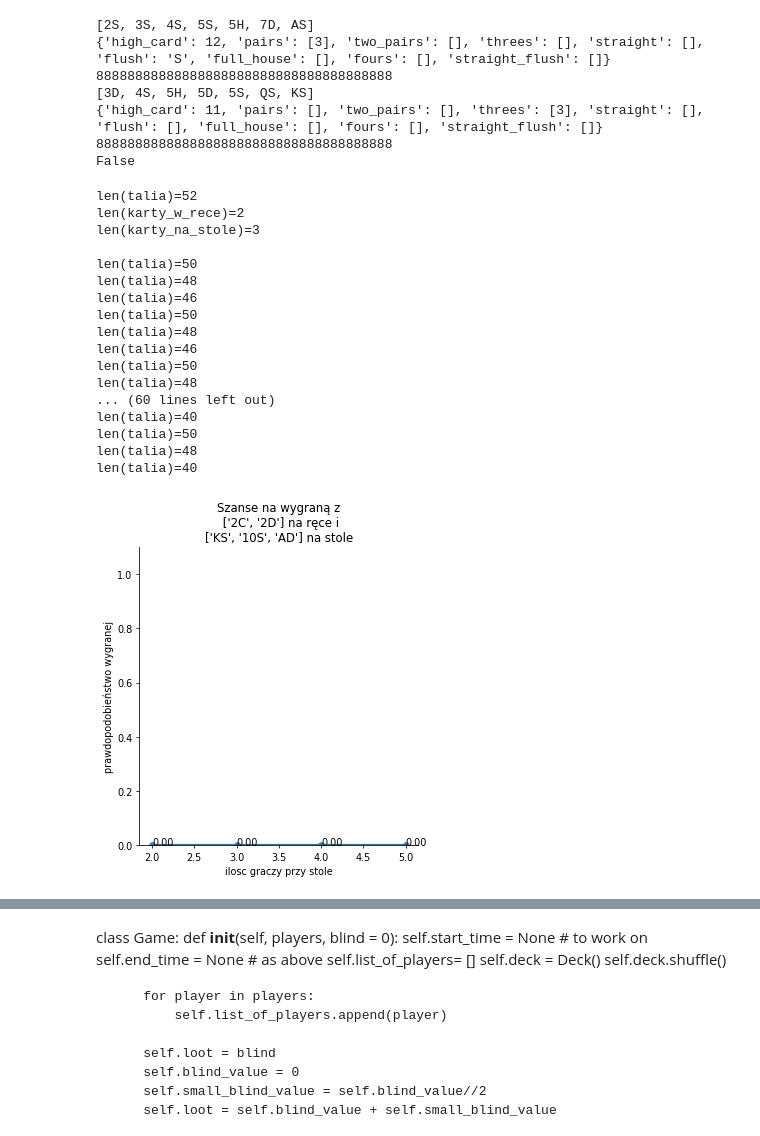
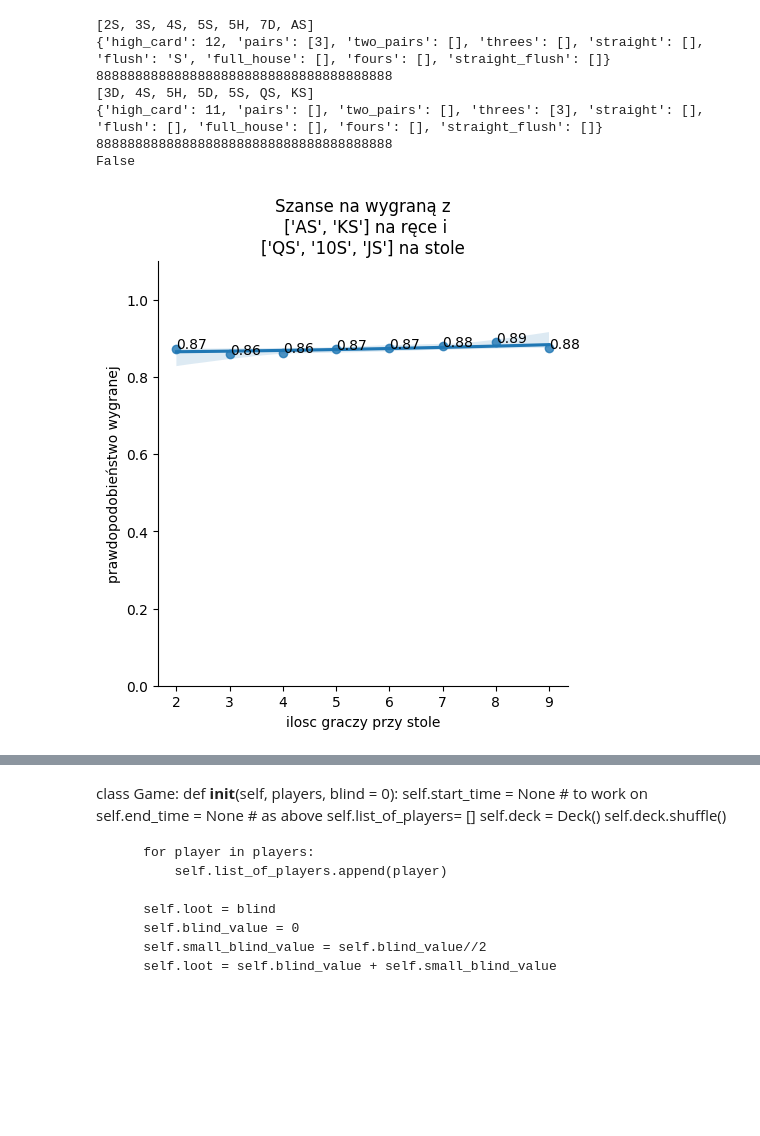
Before and after one commit to ninj4i/poker, a Jupyter notebook: pokerek.ipynb, the cells around one changed output, grey strips where cells are left out. Cells and saved outputs as stored; diff of their text form; code cells hidden in the pictures; blank space fills up the shorter version.

```diff
--- a/pokerek.ipynb
+++ b/pokerek.ipynb
@@ -124,7 +124,7 @@ class Hand:
         for card in list_of_cards:
             self.cards_in_hand.append(Card(card.upper()[:-1],card.upper()[-1]))
             for id, card_in_deck in enumerate(talia.talia):
-                if card_in_deck.figure == card.upper()[0] and card_in_deck.colour == card.upper()[1]:
+                if card_in_deck.figure == card.upper()[:-1] and card_in_deck.colour == card.upper()[-1]:
                     del talia.talia[id]
         self.find_high_card()
 
@@ -237,20 +237,16 @@ print(reka_pair == max ([reka_pair,reka_strit]))
 88888888888888888888888888888888888888
 False
 # %%
-def texas_holdem_monte_carlo(karty_w_rece: list, karty_na_stole: list(), ilosc_graczy = 2, wielkosc_proby = 5):
+def texas_holdem_monte_carlo(karty_w_rece: list, karty_na_stole: list(), ilosc_graczy = 2, wielkosc_proby = 2_000):
     talia = Deck()
-    print(talia)
     wygrane = 0
     for game in range(wielkosc_proby):
         gracze = []
         moja_reka = Hand()
         moja_reka.get_specific_cards(talia, karty_w_rece)
-        print(talia)
         stol = Hand()
         stol.get_specific_cards(talia, karty_na_stole)
-        print(talia)
         moja_reka.cards_on_table = stol.cards_in_hand
-        print(f'{len(talia)=}')
         moja_reka.check_hand()
         gracze.append(moja_reka)
         talia.shuffle()
@@ -263,7 +259,7 @@ def texas_holdem_monte_carlo(karty_w_rece: list, karty_na_stole: list(), ilosc_g
             #print(gracze[-1].in_hand)
             #print(gracze[-1].cards_on_table + gracze[-1].cards_in_hand)
             #print('***')
-        print(f'{len(talia)=}')
+
 
         talia.reset()
         wygrane += moja_reka == (sorted(gracze)[-1]) and (moja_reka!=sorted(gracze)[-2])
@@ -275,54 +271,39 @@ def texas_holdem_monte_carlo(karty_w_rece: list, karty_na_stole: list(), ilosc_g
 
     return wygrane/wielkosc_proby
 # %%
-plt.rcParams['figure.dpi'] = 70
-plt.rcParams['figure.figsize'] = 3,3
+plt.rcParams['figure.dpi'] = 100
+plt.rcParams['figure.figsize'] = 4,4
 
 a = {
     2:0,
     3:0,
     4:0,
-    5:0
+    5:0,
+    6:0,
+    7:0,
+    8:0,
+    9:0
     }
-raczka = ['2C', '2D']
-stolik = ['KS', '10S', 'AD']
+raczka = ['AS', 'KS']
+stolik = ['QS', '10S', 'JS']
 for i in a.keys():
     a[i] = texas_holdem_monte_carlo(raczka, stolik,i)
 
-#print(a)
-#b = [str(s) for s in a.values()]
 aa = pd.DataFrame().assign(X = a.keys(), Y = a.values())
 
 #print(aa)
 
 
 sns.lmplot(data = aa, x= 'X', y = 'Y', order = 2)
 plt.xlabel('ilosc graczy przy stole')
 plt.ylabel('prawdopodobieństwo wygranej')
 plt.title(f'Szanse na wygraną z\n {raczka} na ręce i\n{stolik} na stole')
 plt.ylim((0,1.1))
 for i in a.items():
     plt.text(i[0], i[1], '%.2f' % i[1])
 plt.show()
 # %% [output]
-len(talia)=52
-len(karty_w_rece)=2
-len(karty_na_stole)=3
-
-len(talia)=50
-len(talia)=48
-len(talia)=46
-len(talia)=50
-len(talia)=48
-len(talia)=46
-len(talia)=50
-len(talia)=48
-... (60 lines left out)
-len(talia)=40
-len(talia)=50
-len(talia)=48
-len(talia)=40
-[figure, old version]
+[figure, new version]
 # %%
 a = {
     2:0,
```
Also changed, not shown: parts of 2 cells of this notebook.
